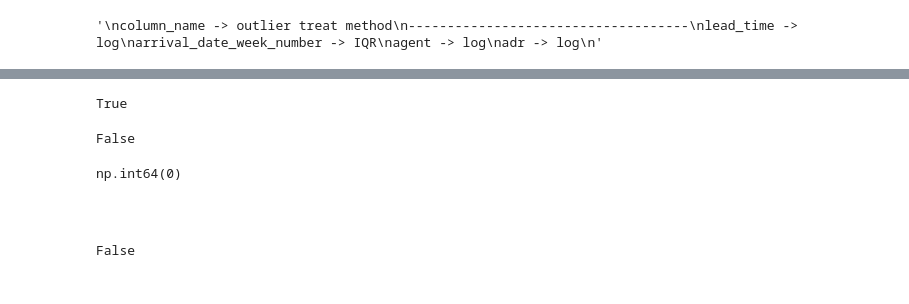
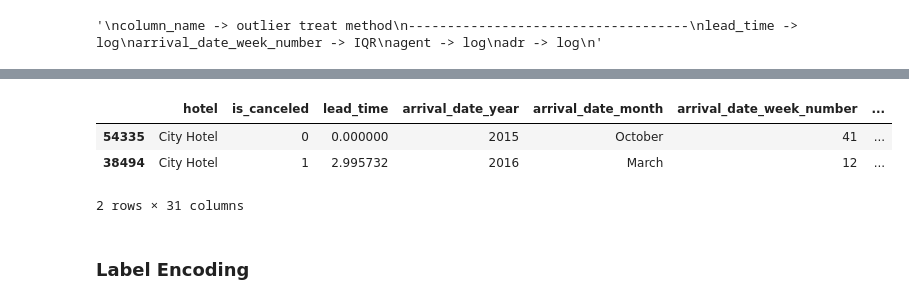
Before and after one commit to adnaen/hotel-cancellation-prediction, a Jupyter notebook: notebooks/01-data_exploration.ipynb, the cells around one changed output, grey strips where cells are left out. Cells and saved outputs as stored; diff of their text form; code cells hidden in the pictures.

```diff
--- a/notebooks/01-data_exploration.ipynb
+++ b/notebooks/01-data_exploration.ipynb
@@ -249,18 +231,8 @@ np.True_
-# %%
-any(df["country"].isna())
-# %% [output]
-True
-# %%
-any(df.duplicated())
-# %% [output]
-False
-# %%
-df["adr"].isna().sum()
-# %% [output]
-np.int64(0)
-# %% [markdown]
-###
-# %%
-any(df.duplicated())
-# %% [output]
-False
+# %%
+cleaned_df = pd.read_csv("../data/cleaned/cleaned.csv", parse_dates=["reservation_status_date"])
+cleaned_df.sample(2)
+# %% [output]
+|  | hotel | is_canceled | lead_time | arrival_date_year | arrival_date_month | arrival_date_week_number | ... |
+| 54335 | City Hotel | 0 | 0.000000 | 2015 | October | 41 | ... |
+| 38494 | City Hotel | 1 | 2.995732 | 2016 | March | 12 | ... |
+2 rows × 31 columns
@@ -266,0 +246,2 @@ False
+# %% [markdown]
+### Label Encoding
```
Also changed, not shown: parts of 18 cells of this notebook, 20 other files.
